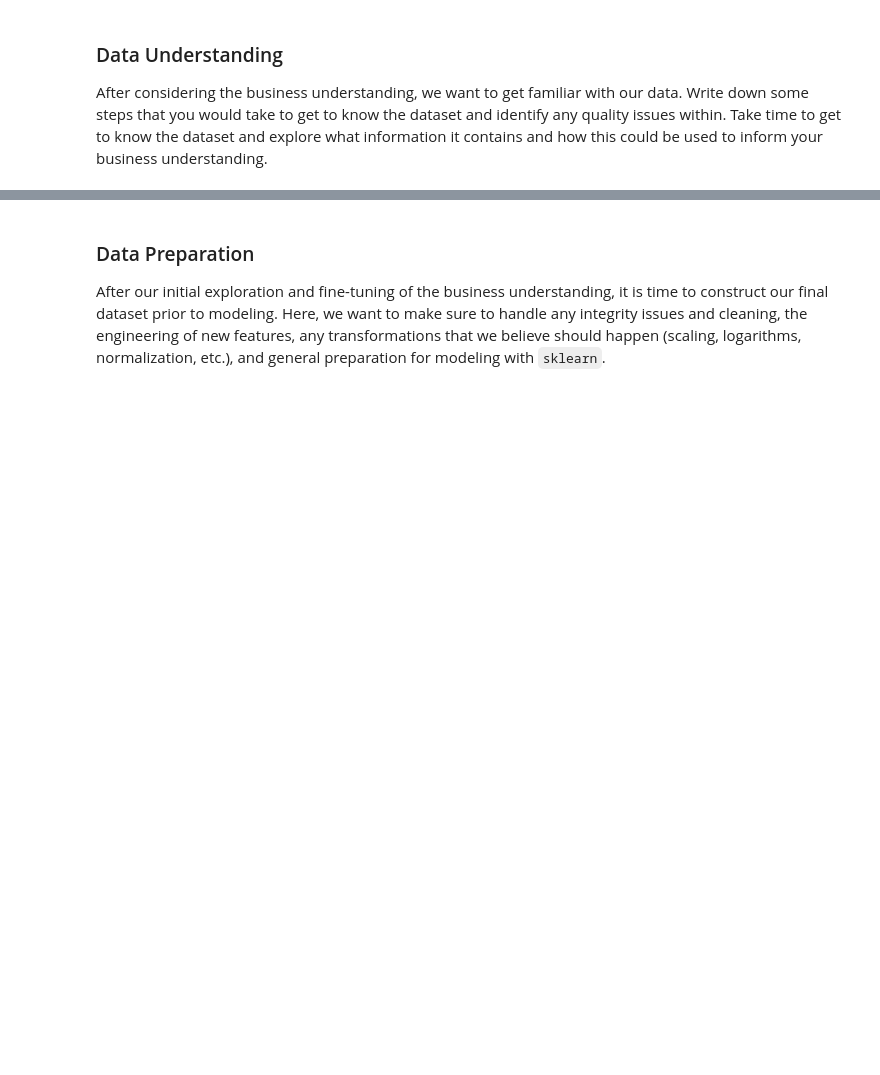
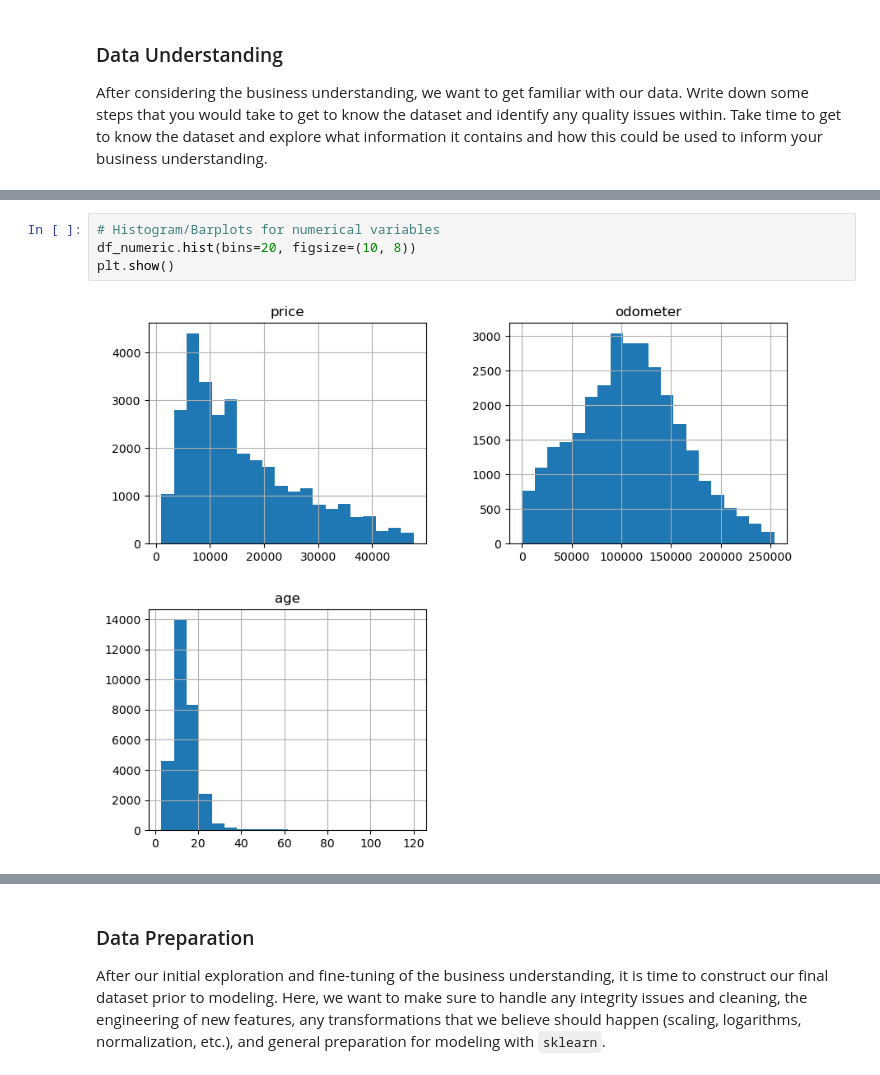
Before and after one commit to deepak161087/CarPrice, a Jupyter notebook: prompt_II.ipynb, the cells around one changed output, grey strips where cells are left out. Cells and saved outputs as stored; diff of their text form; blank space fills up the shorter version.

```diff
--- a/prompt_II.ipynb
+++ b/prompt_II.ipynb
@@ -25,0 +302,6 @@ After considering the business understanding, we want to get familiar with our d
+# %%
+# Histogram/Barplots for numerical variables
+df_numeric.hist(bins=20, figsize=(10, 8))
+plt.show()
+# %% [output]
+[figure, added]
```
Also changed, not shown: parts of 39 cells of this notebook.
